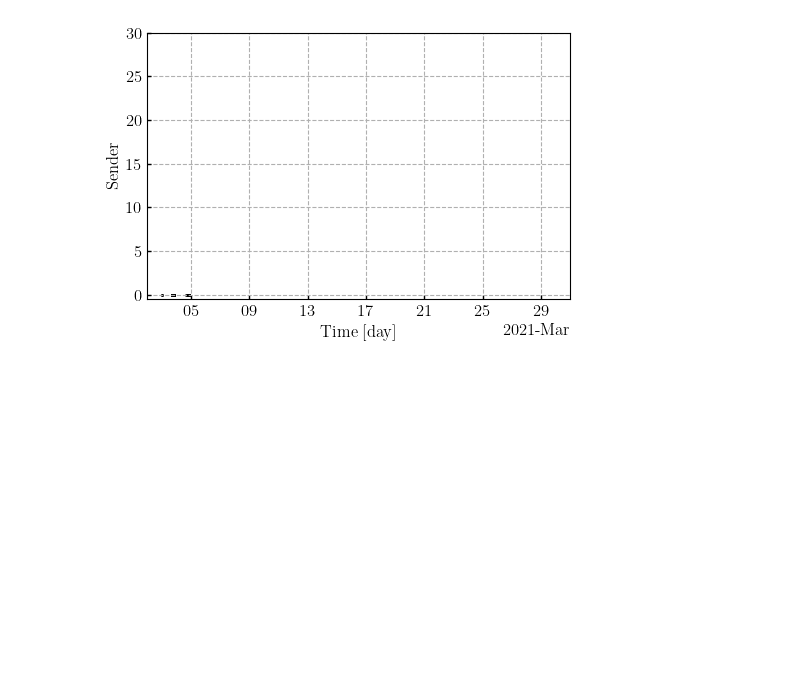
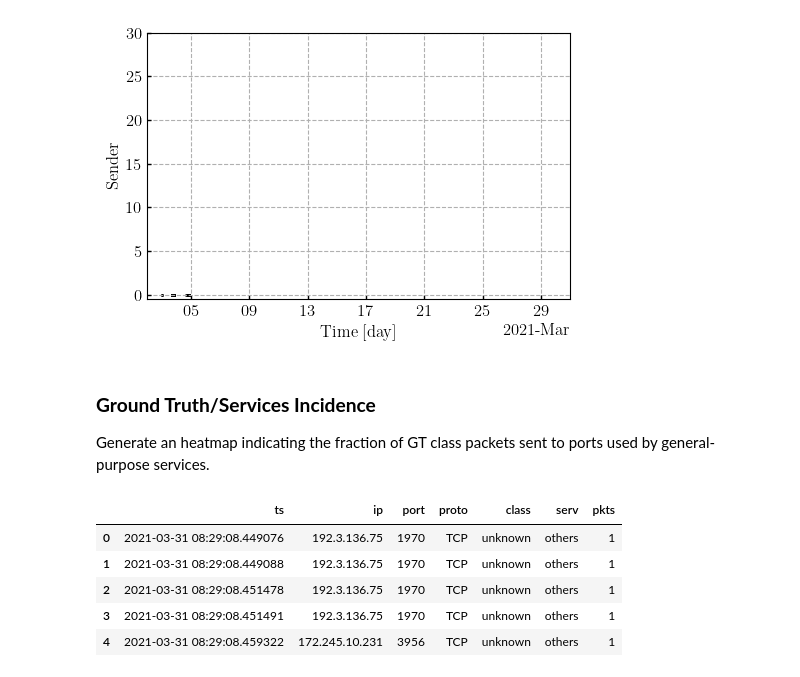
Before and after one commit to SmartData-Polito/darkvec, a Jupyter notebook: 01-darknet-overview.ipynb, the cells around one changed output. Drawn from its saved outputs; the diff is of its cells as text; code cells hidden in the pictures; blank space fills up the shorter version.

```diff
--- a/01-darknet-overview.ipynb
+++ b/01-darknet-overview.ipynb
@@ -299,3 +387,9 @@ plot.show()
 # %% [output]
 <Figure size 640x480 with 0 Axes>
 [figure]
+# %% [markdown]
+### <b>Ground Truth/Services Incidence</b> <a name="gtserv"></a>
+
+
+
+Generate an heatmap indicating the fraction of GT class packets sent to ports used by general-purpose services.
@@ -301,0 +399,26 @@ plot.show()
+# %%
+# Load the last-day unfiltered
+df = pd.read_csv(f'{DATASETS}/darknet_d1.csv.gz')
+# Load the filters
+with open(f'{DATASETS}/ips.json', 'r') as file:
+    filters = json.loads(file.read())
+# Apply the 30 days filter
+df = df[df.ip.isin(set(filters['d1_f30']))]
+#df = df[['ip','port', 'class', 'pp']].drop_duplicates()
+# Convert poirt/procol pairs to lowercase
+df.pp = df.pp.apply(lambda x: x.lower())
+# Get the class of services
+df['serv'] = df.pp.apply(lambda x: convert_pp(x, services))
+df = df.drop(columns=['pp'])
+# Add a ones column for packets sum
+df['pkts'] = 1
+df = df.replace({'unk_usr':'others', 'unk_sys':'others',
+                    'unk_eph':'others', 'proxy':'others'})
+df.head()
+# %% [output]
+|  | ts | ip | port | proto | class | serv | pkts |
+| 0 | 2021-03-31 08:29:08.449076 | 192.3.136.75 | 1970 | TCP | unknown | others | 1 |
+| 1 | 2021-03-31 08:29:08.449088 | 192.3.136.75 | 1970 | TCP | unknown | others | 1 |
+| 2 | 2021-03-31 08:29:08.451478 | 192.3.136.75 | 1970 | TCP | unknown | others | 1 |
+| 3 | 2021-03-31 08:29:08.451491 | 192.3.136.75 | 1970 | TCP | unknown | others | 1 |
+| 4 | 2021-03-31 08:29:08.459322 | 172.245.10.231 | 3956 | TCP | unknown | others | 1 |
```
Also changed, not shown: parts of 13 cells of this notebook, 6 other files.
